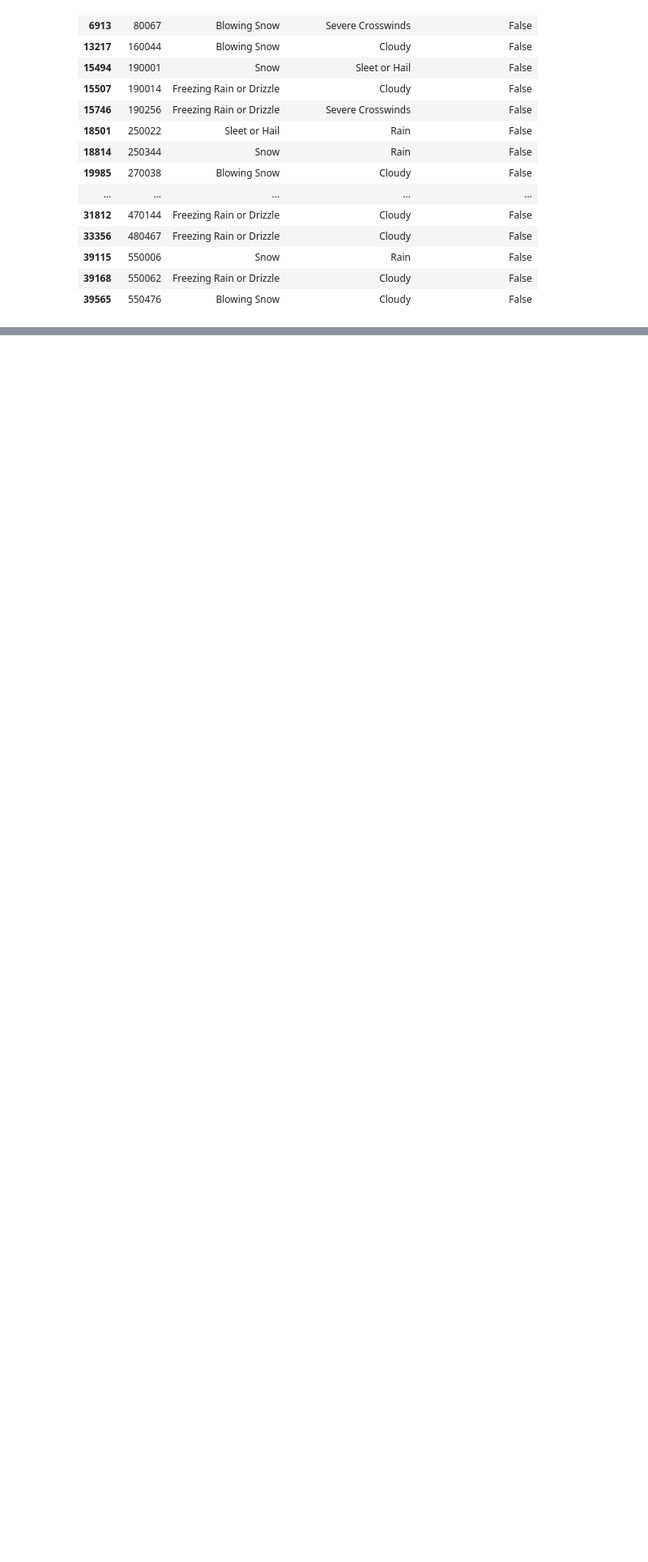
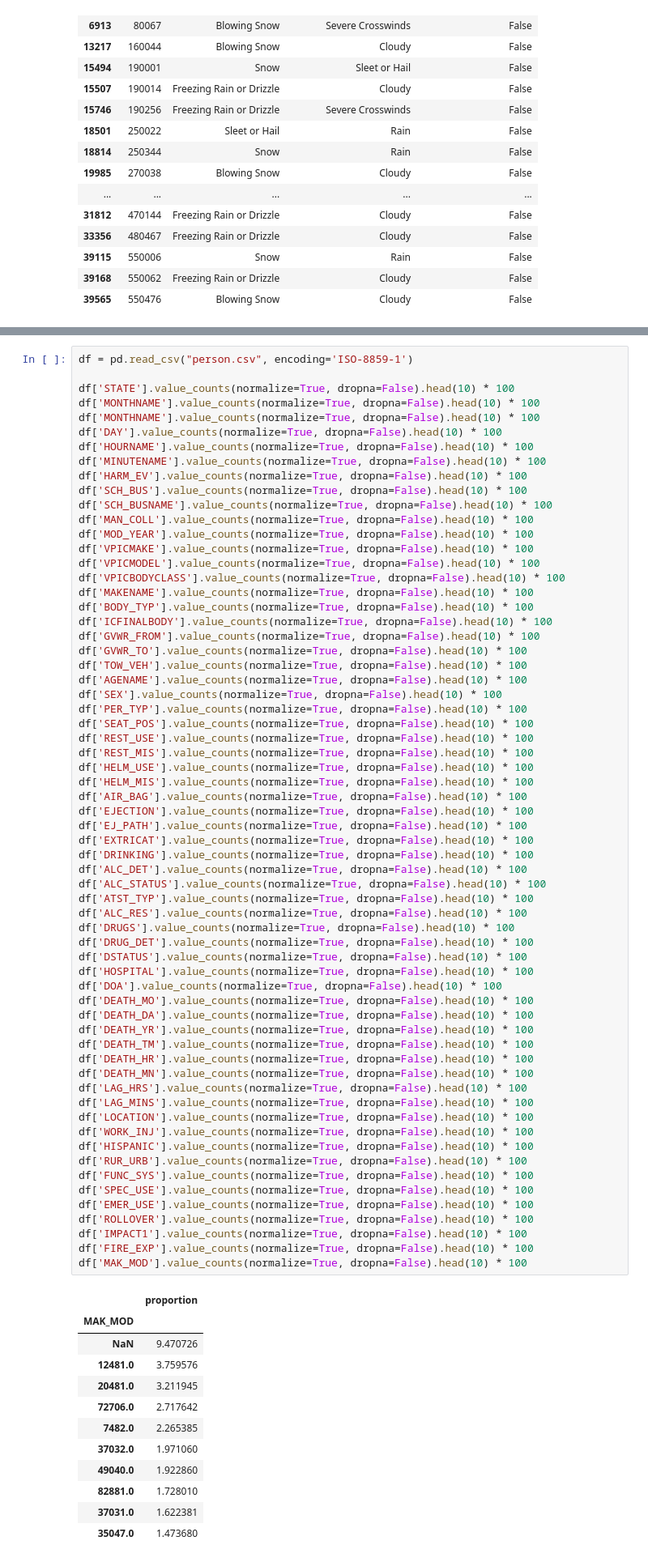
Before and after one commit to raphaelkach/Unfall_Data_Exploration_Project, a Jupyter notebook: DataExploration.ipynb, the cells around one changed output, grey strips where cells are left out. Shown: that part at 81% size. Drawn from its saved outputs; the diff is of its cells as text; blank space fills up the shorter version.

```diff
--- a/DataExploration.ipynb
+++ b/DataExploration.ipynb
@@ -724,0 +771,77 @@ df_false[['ST_CASE', 'WEATHERNAME_acc', 'WEATHERNAME_weather', 'WEATHERNAME_matc
+# %%
+df = pd.read_csv("person.csv", encoding='ISO-8859-1')
+
+df['STATE'].value_counts(normalize=True, dropna=False).head(10) * 100
+df['MONTHNAME'].value_counts(normalize=True, dropna=False).head(10) * 100
+df['MONTHNAME'].value_counts(normalize=True, dropna=False).head(10) * 100
+df['DAY'].value_counts(normalize=True, dropna=False).head(10) * 100
+df['HOURNAME'].value_counts(normalize=True, dropna=False).head(10) * 100
+df['MINUTENAME'].value_counts(normalize=True, dropna=False).head(10) * 100
+df['HARM_EV'].value_counts(normalize=True, dropna=False).head(10) * 100
+df['SCH_BUS'].value_counts(normalize=True, dropna=False).head(10) * 100
+df['SCH_BUSNAME'].value_counts(normalize=True, dropna=False).head(10) * 100
+df['MAN_COLL'].value_counts(normalize=True, dropna=False).head(10) * 100
+df['MOD_YEAR'].value_counts(normalize=True, dropna=False).head(10) * 100
+df['VPICMAKE'].value_counts(normalize=True, dropna=False).head(10) * 100
+df['VPICMODEL'].value_counts(normalize=True, dropna=False).head(10) * 100
+df['VPICBODYCLASS'].value_counts(normalize=True, dropna=False).head(10) * 100
+df['MAKENAME'].value_counts(normalize=True, dropna=False).head(10) * 100
+df['BODY_TYP'].value_counts(normalize=True, dropna=False).head(10) * 100
+df['ICFINALBODY'].value_counts(normalize=True, dropna=False).head(10) * 100
+df['GVWR_FROM'].value_counts(normalize=True, dropna=False).head(10) * 100
+df['GVWR_TO'].value_counts(normalize=True, dropna=False).head(10) * 100
+df['TOW_VEH'].value_counts(normalize=True, dropna=False).head(10) * 100
+df['AGENAME'].value_counts(normalize=True, dropna=False).head(10) * 100
+df['SEX'].value_counts(normalize=True, dropna=False).head(10) * 100
+df['PER_TYP'].value_counts(normalize=True, dropna=False).head(10) * 100
+df['SEAT_POS'].value_counts(normalize=True, dropna=False).head(10) * 100
+df['REST_USE'].value_counts(normalize=True, dropna=False).head(10) * 100
+df['REST_MIS'].value_counts(normalize=True, dropna=False).head(10) * 100
+df['HELM_USE'].value_counts(normalize=True, dropna=False).head(10) * 100
+df['HELM_MIS'].value_counts(normalize=True, dropna=False).head(10) * 100
+df['AIR_BAG'].value_counts(normalize=True, dropna=False).head(10) * 100
+df['EJECTION'].value_counts(normalize=True, dropna=False).head(10) * 100
+df['EJ_PATH'].value_counts(normalize=True, dropna=False).head(10) * 100
+df['EXTRICAT'].value_counts(normalize=True, dropna=False).head(10) * 100
+df['DRINKING'].value_counts(normalize=True, dropna=False).head(10) * 100
+df['ALC_DET'].value_counts(normalize=True, dropna=False).head(10) * 100
+df['ALC_STATUS'].value_counts(normalize=True, dropna=False).head(10) * 100
+df['ATST_TYP'].value_counts(normalize=True, dropna=False).head(10) * 100
+df['ALC_RES'].value_counts(normalize=True, dropna=False).head(10) * 100
+df['DRUGS'].value_counts(normalize=True, dropna=False).head(10) * 100
+df['DRUG_DET'].value_counts(normalize=True, dropna=False).head(10) * 100
+df['DSTATUS'].value_counts(normalize=True, dropna=False).head(10) * 100
+df['HOSPITAL'].value_counts(normalize=True, dropna=False).head(10) * 100
+df['DOA'].value_counts(normalize=True, dropna=False).head(10) * 100
+df['DEATH_MO'].value_counts(normalize=True, dropna=False).head(10) * 100
+df['DEATH_DA'].value_counts(normalize=True, dropna=False).head(10) * 100
+df['DEATH_YR'].value_counts(normalize=True, dropna=False).head(10) * 100
+df['DEATH_TM'].value_counts(normalize=True, dropna=False).head(10) * 100
+df['DEATH_HR'].value_counts(normalize=True, dropna=False).head(10) * 100
+df['DEATH_MN'].value_counts(normalize=True, dropna=False).head(10) * 100
+df['LAG_HRS'].value_counts(normalize=True, dropna=False).head(10) * 100
+df['LAG_MINS'].value_counts(normalize=True, dropna=False).head(10) * 100
+df['LOCATION'].value_counts(normalize=True, dropna=False).head(10) * 100
+df['WORK_INJ'].value_counts(normalize=True, dropna=False).head(10) * 100
+df['HISPANIC'].value_counts(normalize=True, dropna=False).head(10) * 100
+df['RUR_URB'].value_counts(normalize=True, dropna=False).head(10) * 100
+df['FUNC_SYS'].value_counts(normalize=True, dropna=False).head(10) * 100
+df['SPEC_USE'].value_counts(normalize=True, dropna=False).head(10) * 100
+df['EMER_USE'].value_counts(normalize=True, dropna=False).head(10) * 100
+df['ROLLOVER'].value_counts(normalize=True, dropna=False).head(10) * 100
+df['IMPACT1'].value_counts(normalize=True, dropna=False).head(10) * 100
+df['FIRE_EXP'].value_counts(normalize=True, dropna=False).head(10) * 100
+df['MAK_MOD'].value_counts(normalize=True, dropna=False).head(10) * 100
+# %% [output]
+|  | proportion |
+| MAK_MOD |  |
+| NaN | 9.470726 |
+| 12481.0 | 3.759576 |
+| 20481.0 | 3.211945 |
+| 72706.0 | 2.717642 |
+| 7482.0 | 2.265385 |
+| 37032.0 | 1.971060 |
+| 49040.0 | 1.922860 |
+| 82881.0 | 1.728010 |
+| 37031.0 | 1.622381 |
+| 35047.0 | 1.473680 |
```
Also changed, not shown: parts of 16 cells of this notebook.
